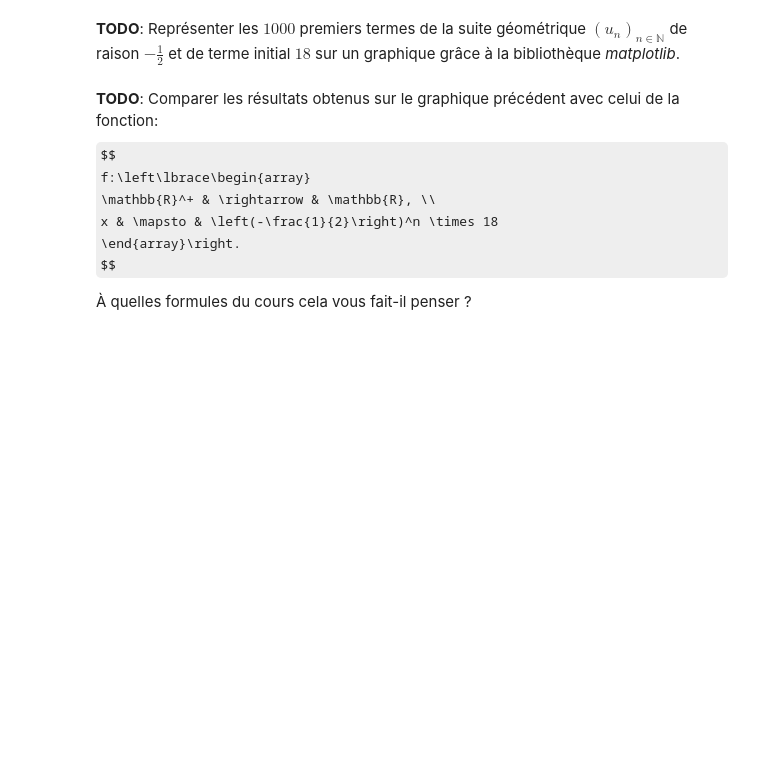
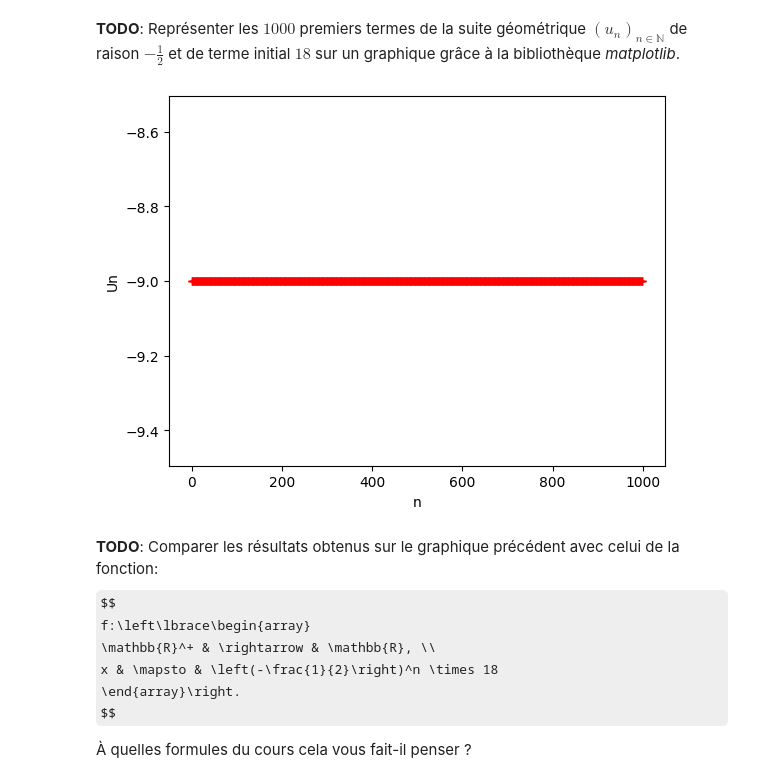
Before and after one commit to mntnathan/BUT1, a Jupyter notebook: R1.07/TP/TP02-Suites_complexite.ipynb, the cells around one changed output. Drawn from its saved outputs; the diff is of its cells as text; code cells hidden in the pictures; some formulas as TeX source; blank space fills up the shorter version.

```diff
--- a/R1.07/TP/TP02-Suites_complexite.ipynb
+++ b/R1.07/TP/TP02-Suites_complexite.ipynb
@@ -64,9 +69,19 @@ où $q\in\mathbb{R}$.
 **TODO**: Coder une fonction *geometrique(a,q,n)* qui calcule le terme de rang $n$ de la suite géométrique $(u_n)_{n\in\mathbb{N}}$ de raison $q$ et de terme initial $a$.
 # %%
 def geometrique(a,q,n):
-    pass
+    return a*q
 # %% [markdown]
 **TODO**: Représenter les $1000$ premiers termes de la suite géométrique $(u_n)_{n\in\mathbb{N}}$ de raison $-\frac{1}{2}$ et de terme initial $18$ sur un graphique grâce à la bibliothèque *matplotlib*.
+# %%
+x=[i for i in range(1000)]
+y =[geometrique(18,-1/2,i)for i in range(1000)]
+
+plt.xlabel("n")
+plt.ylabel("Un")
+plt.plot(x,y,'+',color = "red")
+plt.show()
+# %% [output]
+[figure, added]
 # %% [markdown]
 **TODO**:  Comparer les résultats obtenus sur le graphique précédent avec celui de la fonction:
 $$
```
Also changed, not shown: parts of 10 cells of this notebook.
